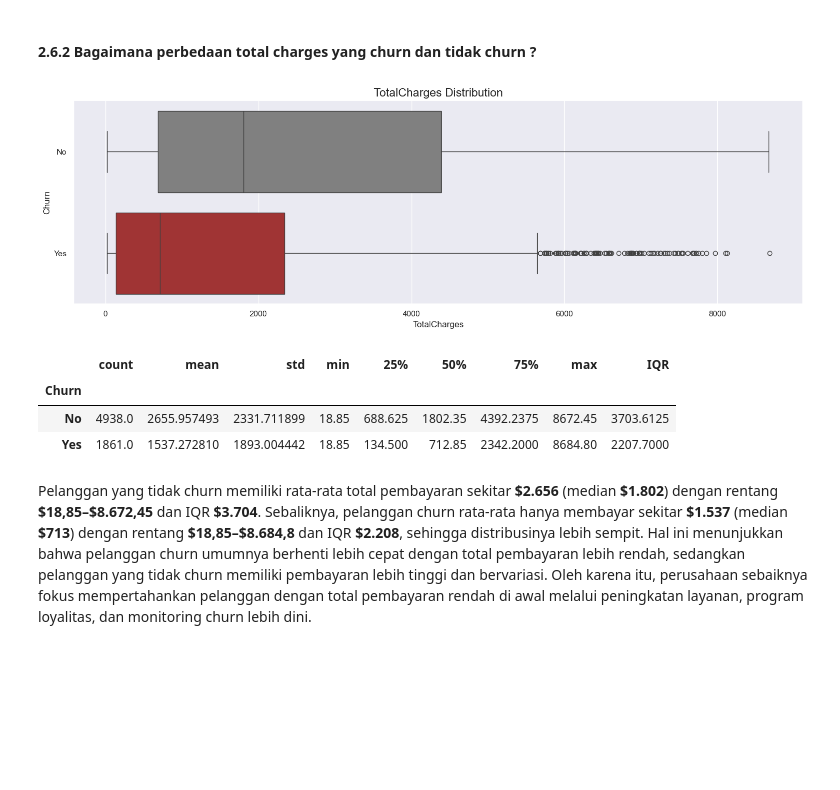
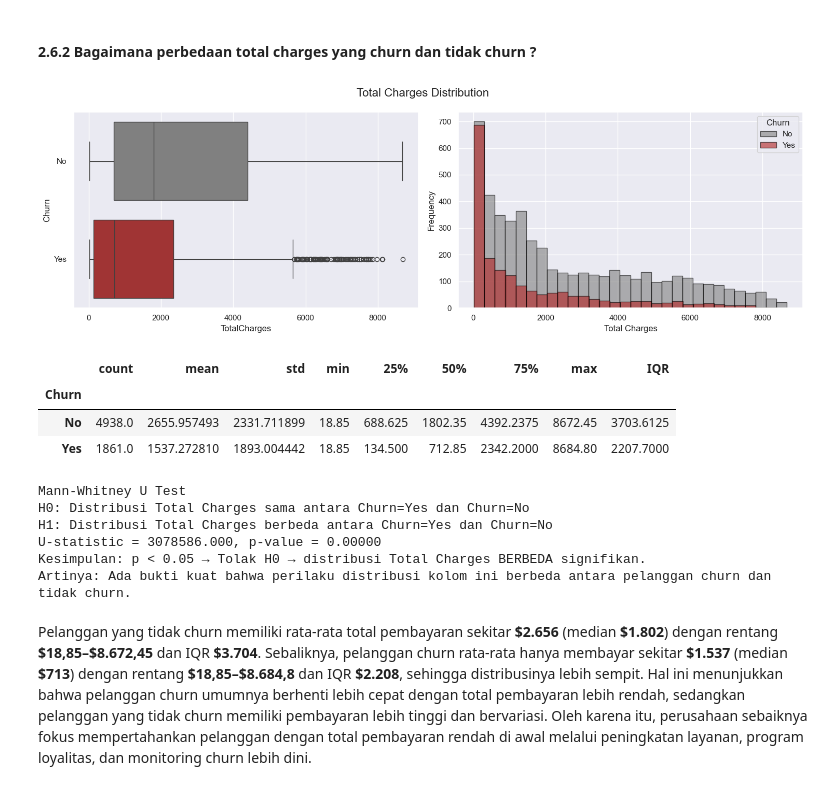
Before and after one commit to hansdarmawann/AlphaGroup_JC_DS_FT_BSD_26_FinalProject, a Jupyter notebook: Notebook/Section 2.ipynb, the cells around one changed output. Drawn from its saved outputs; the diff is of its cells as text; code cells hidden in the pictures; blank space fills up the shorter version.

```diff
--- a/Notebook/Section 2.ipynb
+++ b/Notebook/Section 2.ipynb
@@ -804,13 +949,19 @@ Revisi: Subplot histogram sebelah boxplot + uji mann whitney u.
 # %% [markdown]
 #### 2.6.2 Bagaimana perbedaan total charges yang churn dan tidak churn ?
 # %%
-plot_box_churn(df, 'TotalCharges')
+plot_box_hist_churn(df, 'TotalCharges')
 # %% [output]
-[figure, old version]
+[figure, new version]
 |  | count | mean | std | min | 25% | 50% | 75% | max | IQR |
 | Churn |  |  |  |  |  |  |  |  |  |
 | No | 4938.0 | 2655.957493 | 2331.711899 | 18.85 | 688.625 | 1802.35 | 4392.2375 | 8672.45 | 3703.6125 |
 | Yes | 1861.0 | 1537.272810 | 1893.004442 | 18.85 | 134.500 | 712.85 | 2342.2000 | 8684.80 | 2207.7000 |
+Mann-Whitney U Test
+H0: Distribusi Total Charges sama antara Churn=Yes dan Churn=No
+H1: Distribusi Total Charges berbeda antara Churn=Yes dan Churn=No
+U-statistic = 3078586.000, p-value = 0.00000
+Kesimpulan: p < 0.05 → Tolak H0 → distribusi Total Charges BERBEDA signifikan.
+Artinya: Ada bukti kuat bahwa perilaku distribusi kolom ini berbeda antara pelanggan churn dan tidak churn.
 # %% [markdown]
 Pelanggan yang tidak churn memiliki rata-rata total pembayaran sekitar **\$2.656** (median **\$1.802**) dengan rentang **\$18,85–\$8.672,45** dan IQR **\$3.704**. Sebaliknya, pelanggan churn rata-rata hanya membayar sekitar **\$1.537** (median **\$713**) dengan rentang **\$18,85–\$8.684,8** dan IQR **\$2.208**, sehingga distribusinya lebih sempit. Hal ini menunjukkan bahwa pelanggan churn umumnya berhenti lebih cepat dengan total pembayaran lebih rendah, sedangkan pelanggan yang tidak churn memiliki pembayaran lebih tinggi dan bervariasi. Oleh karena itu, perusahaan sebaiknya fokus mempertahankan pelanggan dengan total pembayaran rendah di awal melalui peningkatan layanan, program loyalitas, dan monitoring churn lebih dini.
 # %% [markdown]
```
Also changed, not shown: parts of 44 cells of this notebook.
